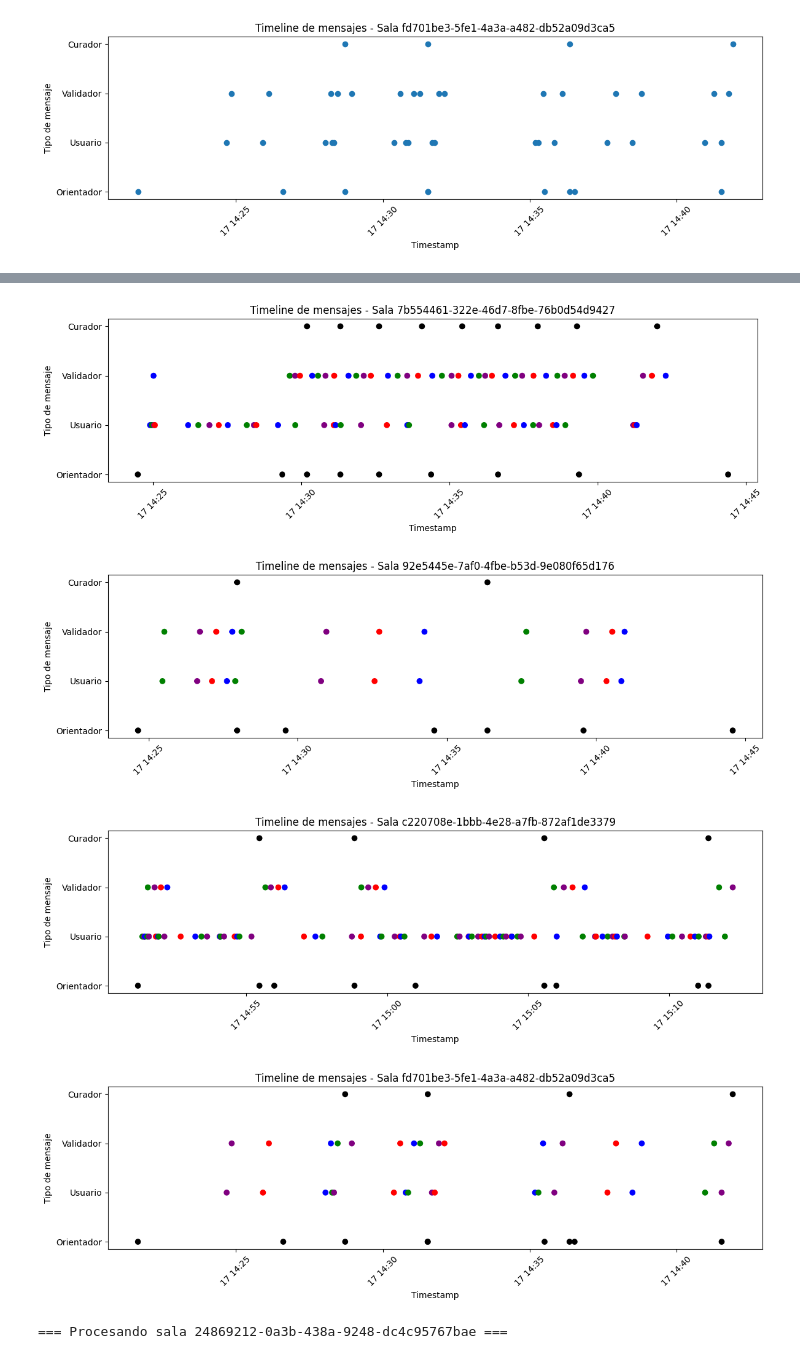
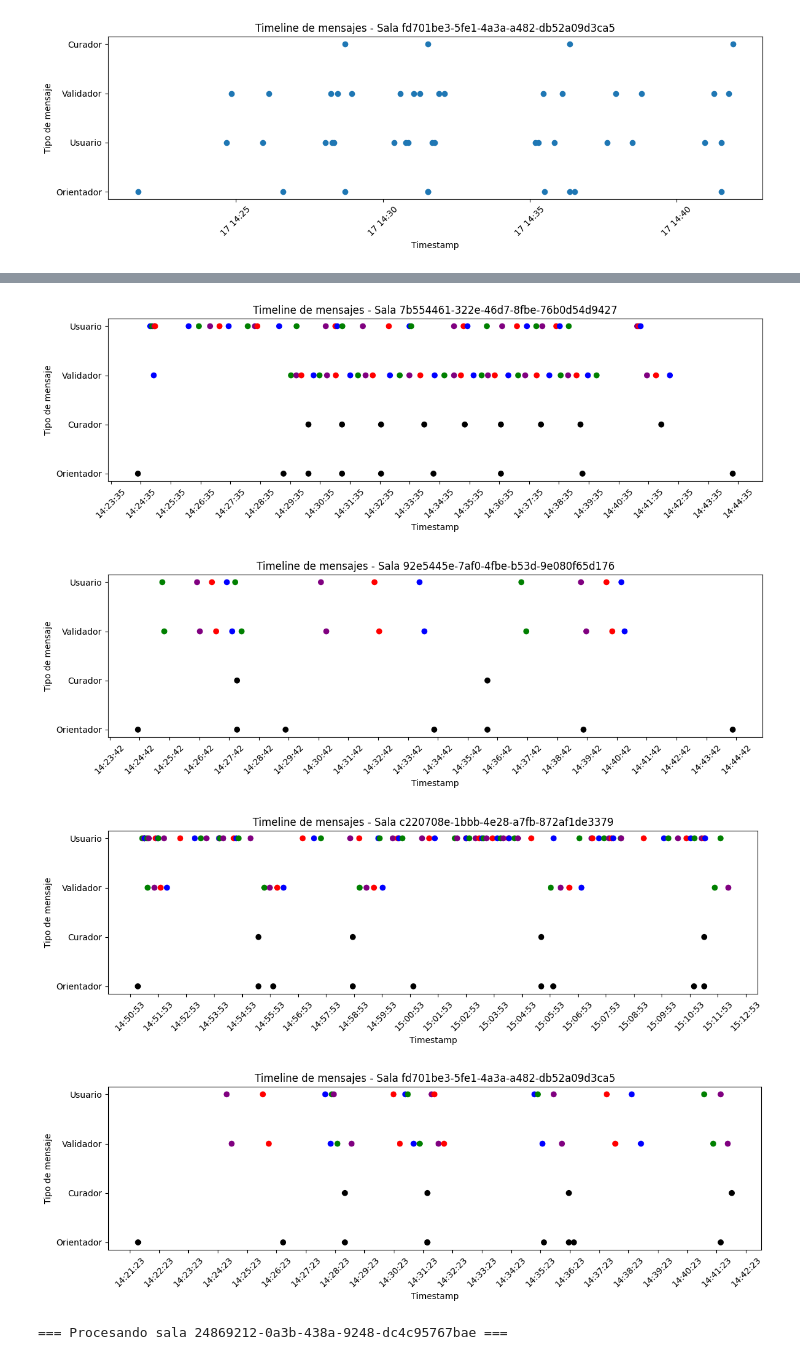
Before and after one commit to franciscoenriq/Titulo-Trabajo, a Jupyter notebook: experimentacion/sesion_1/analisis.ipynb, the cells around one changed output, grey strips where cells are left out. Cells and saved outputs as stored; diff of their text form; code cells hidden in the pictures.

```diff
--- a/experimentacion/sesion_1/analisis.ipynb
+++ b/experimentacion/sesion_1/analisis.ipynb
@@ -261,6 +181,11 @@ def get_role(row):
     return "Desconocido"
 
 data["role"] = data.apply(get_role, axis=1)
+
+# Normalizamos para evitar problemas de orden alfabético
+data["role"] = data["role"].str.capitalize()
+
+# Orden correcto del eje Y
 role_order = ["Orientador", "Curador", "Validador", "Usuario"]
 data["role"] = pd.Categorical(data["role"], categories=role_order, ordered=True)
 
@@ -304,19 +229,34 @@ data["color"] = data.apply(assign_color, axis=1)
 # ============================================
 
 salas = data["room_session_id"].unique()
+import matplotlib.dates as mdates
 
 for sala in salas:
-    df_sala = data[data["room_session_id"] == sala]
+    df_sala = data[data["room_session_id"] == sala].copy()
 
     plt.figure(figsize=(12, 4))
 
-    plt.scatter(df_sala["created_at"], df_sala["role"], c=df_sala["color"])
+    df_sala["role_code"] = df_sala["role"].cat.codes
+
+    plt.scatter(
+        df_sala["created_at"],
+        df_sala["role_code"],
+        c=df_sala["color"]
+    )
+
+    plt.yticks(
+        ticks=range(len(role_order)),
+        labels=role_order
+    )
+
+    # === MARCAS DE TIEMPO EXTRA EN EL EJE X ===
+    plt.gca().xaxis.set_major_locator(mdates.SecondLocator(interval=60))
+    plt.gca().xaxis.set_major_formatter(mdates.DateFormatter('%H:%M:%S'))
 
     plt.title(f"Timeline de mensajes - Sala {sala}")
     plt.xlabel("Timestamp")
     plt.ylabel("Tipo de mensaje")
     plt.xticks(rotation=45)
     plt.tight_layout()
-
     plt.show()
 # %% [output]
@@ -327,7 +267,7 @@ for sala in salas:
-[figure, old version]
+[figure, new version]
-[figure, old version]
+[figure, new version]
-[figure, old version]
+[figure, new version]
-[figure, old version]
+[figure, new version]
 # %%
 import pandas as pd
 import matplotlib.pyplot as plt
```
Also changed, not shown: parts of 4 cells of this notebook, 20 other files.
